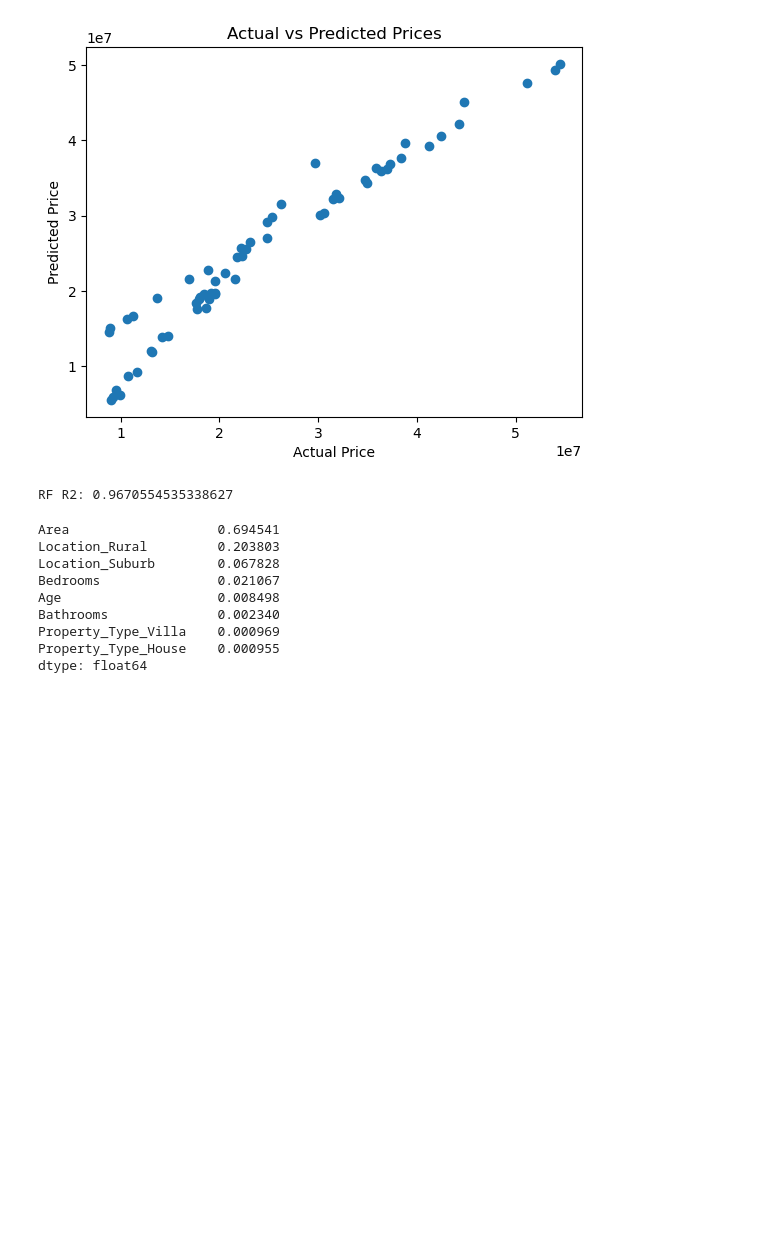
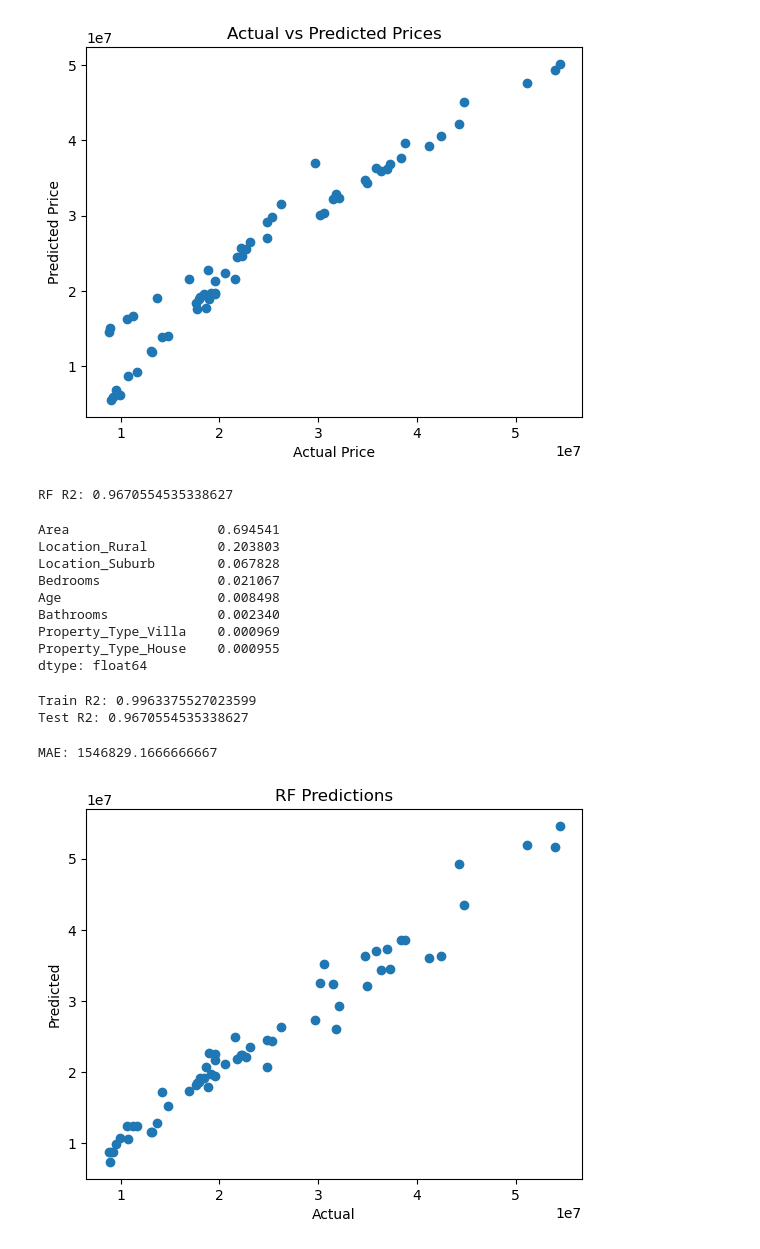
Before and after one commit to varshh219/Week9-Assignment, a Jupyter notebook: house_price_prediction.ipynb, the cells around one changed output. Cells and saved outputs as stored; diff of their text form; code cells hidden in the pictures; blank space fills up the shorter version.

```diff
--- a/house_price_prediction.ipynb
+++ b/house_price_prediction.ipynb
@@ -135,3 +135,22 @@ Bathrooms              0.002340
 Property_Type_Villa    0.000969
 Property_Type_House    0.000955
 dtype: float64
+# %%
+print("Train R2:", rf.score(X_train, y_train))
+print("Test R2:", rf.score(X_test, y_test))
+# %% [output]
+Train R2: 0.9963375527023599
+Test R2: 0.9670554535338627
+# %%
+from sklearn.metrics import mean_absolute_error
+print("MAE:", mean_absolute_error(y_test, rf_pred))
+# %% [output]
+MAE: 1546829.1666666667
+# %%
+plt.scatter(y_test, rf_pred)
+plt.xlabel("Actual")
+plt.ylabel("Predicted")
+plt.title("RF Predictions")
+plt.show()
+# %% [output]
+[figure, added]
```
Also changed, not shown: parts of 8 cells of this notebook, 2 other files.
